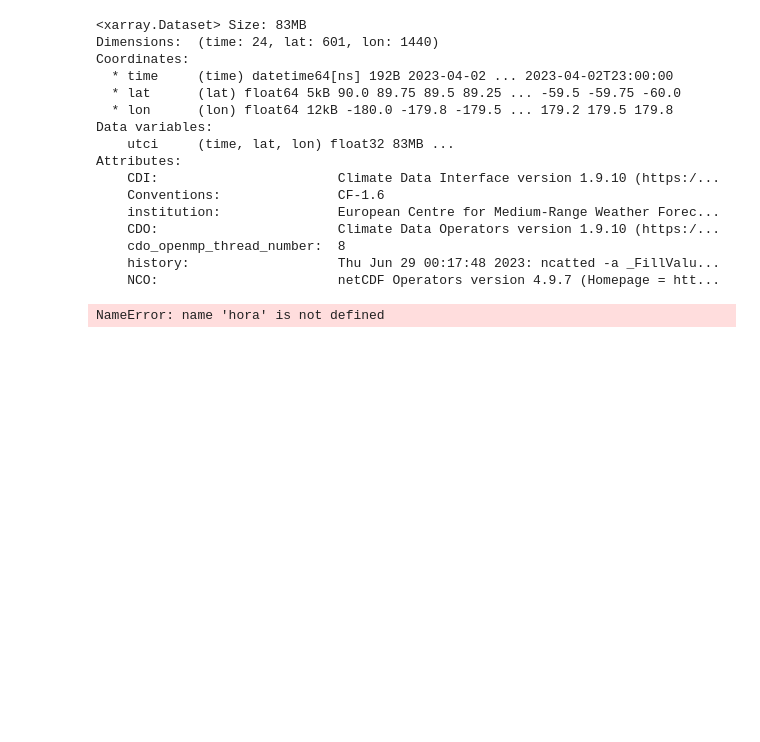
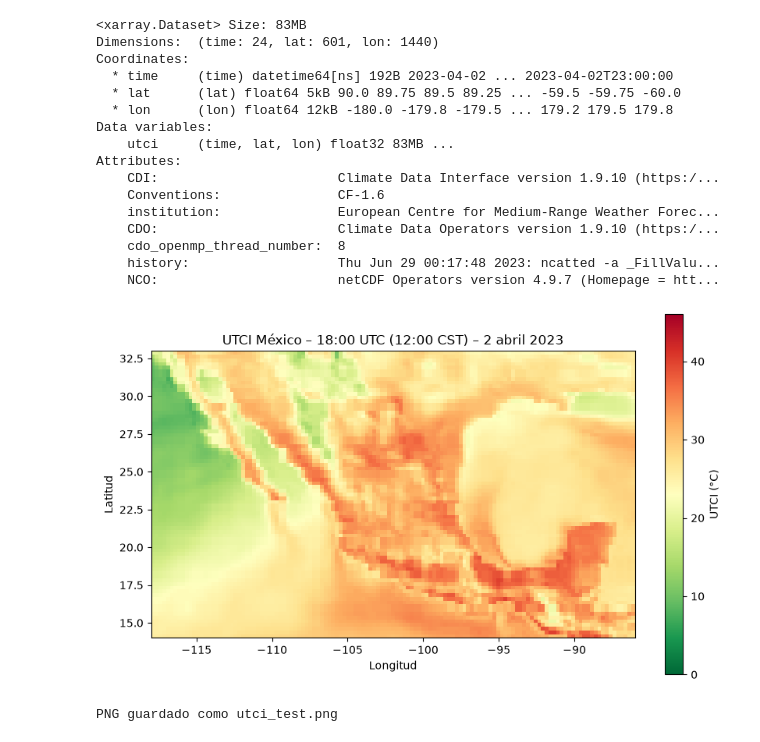
Before and after one commit to Johan23Vasquez/mapa_libreta, a Jupyter notebook: notebooks/001_exploracion.ipynb, the cells around one changed output. Saved outputs shown, nothing was run; the diff lists cells and outputs as text; code cells hidden in the pictures; blank space fills up the shorter version.

```diff
--- a/notebooks/001_exploracion.ipynb
+++ b/notebooks/001_exploracion.ipynb
@@ -33,5 +27,5 @@ def convertir_a_celsius(ds):
 # %%
-def seleccionar_pais (lat1, lat2, lon1, lon2):
-    ds_pais = ds.sel(lat = slice(lat1, lat2), lon= slice(-118, -86))
+def seleccionar_pais (ds, lat1, lat2, lon1, lon2):
+    ds = ds.sel(lat = slice(lat1, lat2), lon= slice(-118, -86))
 
-    return ds_pais
+    return ds
@@ -38,4 +38,24 @@ def seleccionar_pais (lat1, lat2, lon1, lon2):
 # %%
-convertir_a_celsius(utci)
+mexico = seleccionar_pais(utci, 33, 14, -118, -86)
+mexico = convertir_a_celsius(mexico)
-# %% [output]
-NameError: name 'hora' is not defined
+# %%
+hora = 18
+data = mexico["utci"].isel(time=hora).values
+# %%
+import matplotlib.pyplot as plt
+
+plt.figure(figsize=(10, 6))
+plt.imshow(data,
+           extent=[-118, -86, 14, 33],
+           origin="upper",
+           cmap="RdYlGn_r",
+           vmin=0, vmax=46)
+plt.colorbar(label="UTCI (°C)")
+plt.title("UTCI México – 18:00 UTC (12:00 CST) – 2 abril 2023")
+plt.xlabel("Longitud")
+plt.ylabel("Latitud")
+plt.savefig("utci_test.png", dpi=100, bbox_inches="tight")
+plt.show()
+# %% [output]
+[figure, added]
+PNG guardado como utci_test.png
```
Also changed, not shown: parts of 2 cells of this notebook.
